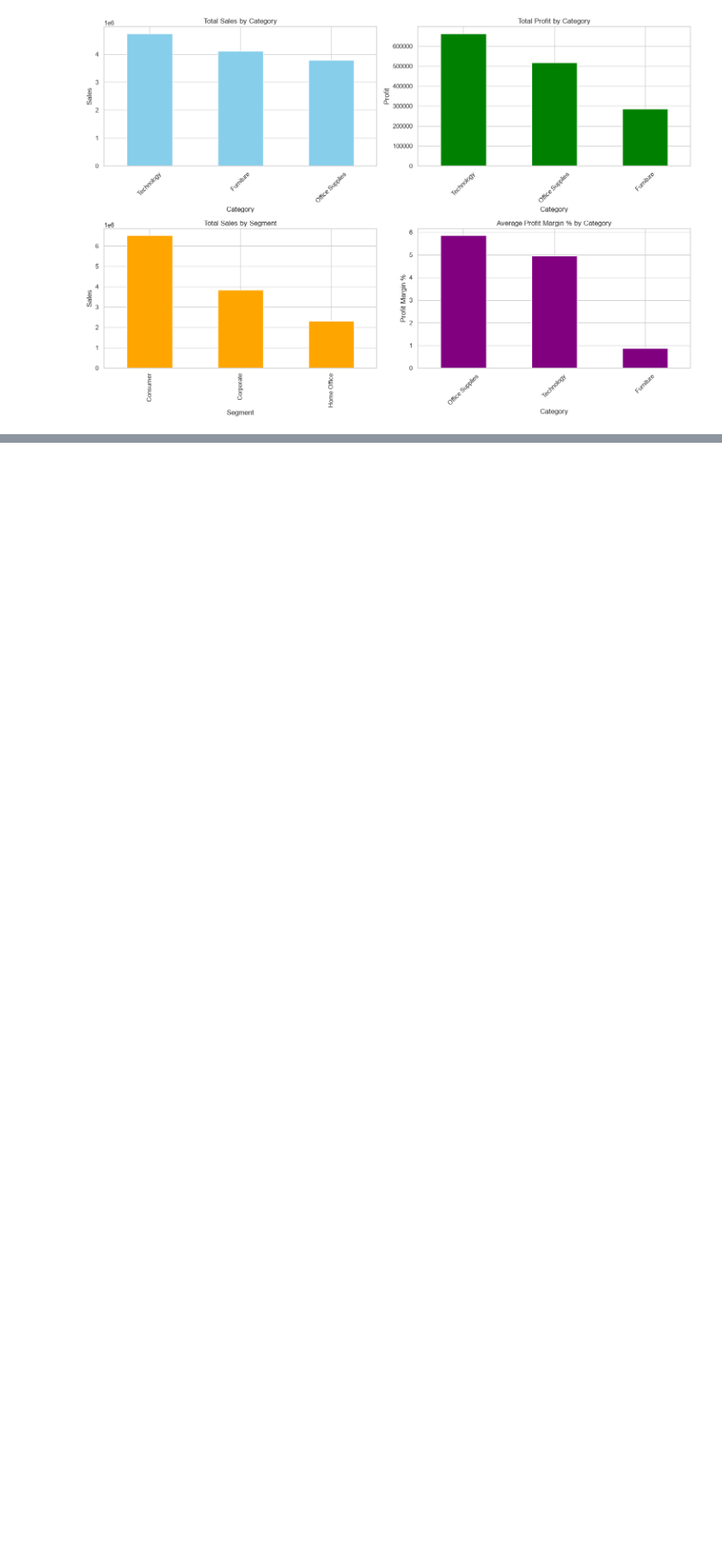
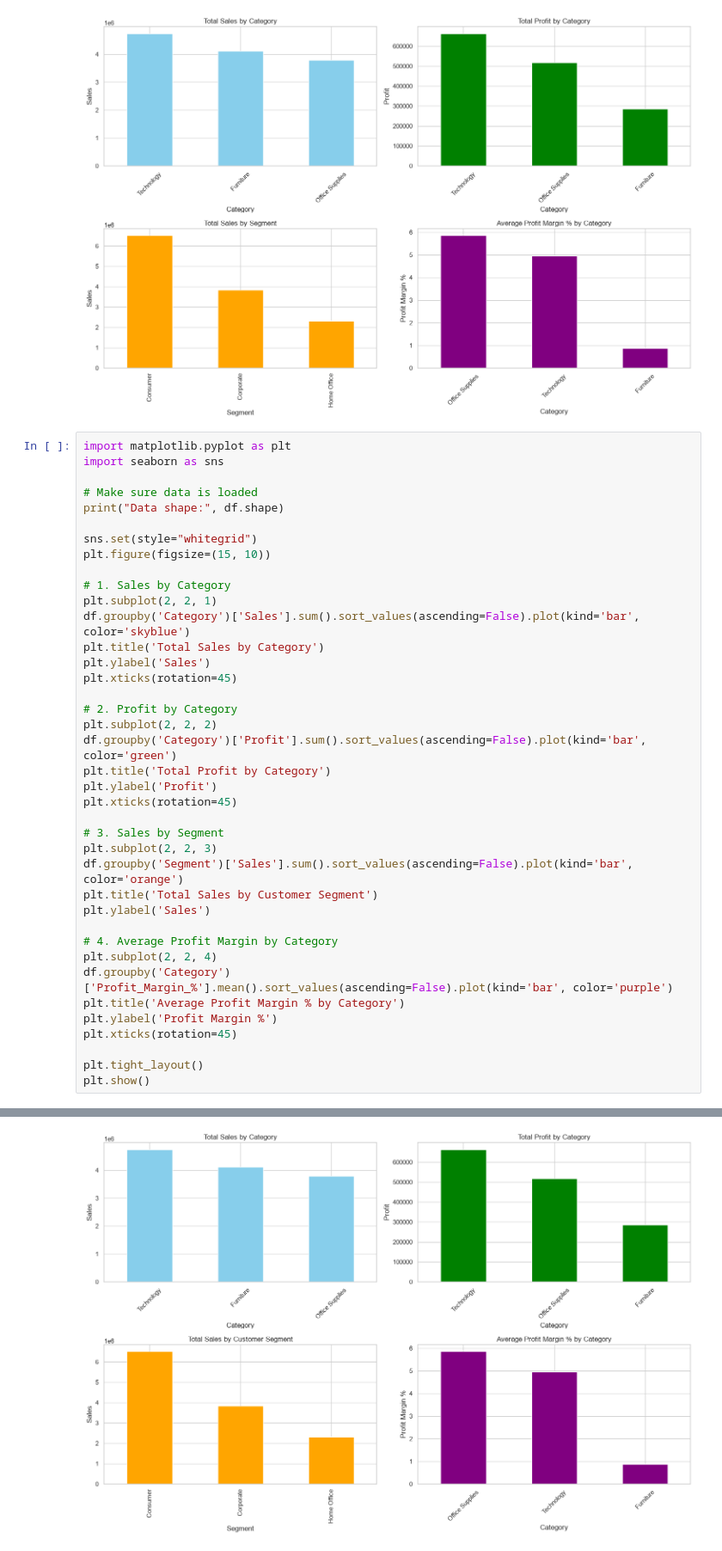
Before and after one commit to dulanjanarmd/Superstore-Sales-Analysis, a Jupyter notebook: notebook/Untitled.ipynb, the cells around one changed output, grey strips where cells are left out. Shown at 86% size. Cells and saved outputs as stored; diff of their text form; blank space fills up the shorter version.

```diff
--- a/notebook/Untitled.ipynb
+++ b/notebook/Untitled.ipynb
@@ -217,3 +217,43 @@ plt.tight_layout()
 plt.show()
 # %% [output]
 [figure]
+# %%
+import matplotlib.pyplot as plt
+import seaborn as sns
+
+# Make sure data is loaded
+print("Data shape:", df.shape)
+
+sns.set(style="whitegrid")
+plt.figure(figsize=(15, 10))
+
+# 1. Sales by Category
+plt.subplot(2, 2, 1)
+df.groupby('Category')['Sales'].sum().sort_values(ascending=False).plot(kind='bar', color='skyblue')
+plt.title('Total Sales by Category')
+plt.ylabel('Sales')
+plt.xticks(rotation=45)
+
+# 2. Profit by Category
+plt.subplot(2, 2, 2)
+df.groupby('Category')['Profit'].sum().sort_values(ascending=False).plot(kind='bar', color='green')
+plt.title('Total Profit by Category')
+plt.ylabel('Profit')
+plt.xticks(rotation=45)
+
+# 3. Sales by Segment
+plt.subplot(2, 2, 3)
+df.groupby('Segment')['Sales'].sum().sort_values(ascending=False).plot(kind='bar', color='orange')
+plt.title('Total Sales by Customer Segment')
+plt.ylabel('Sales')
+
+# 4. Average Profit Margin by Category
+plt.subplot(2, 2, 4)
+df.groupby('Category')['Profit_Margin_%'].mean().sort_values(ascending=False).plot(kind='bar', color='purple')
+plt.title('Average Profit Margin % by Category')
+plt.ylabel('Profit Margin %')
+plt.xticks(rotation=45)
+
+plt.tight_layout()
+plt.show()
+# %% [output]
@@ -219,0 +261 @@ plt.show()
+[figure, added]
```
Also changed, not shown: parts of 1 cell of this notebook.
